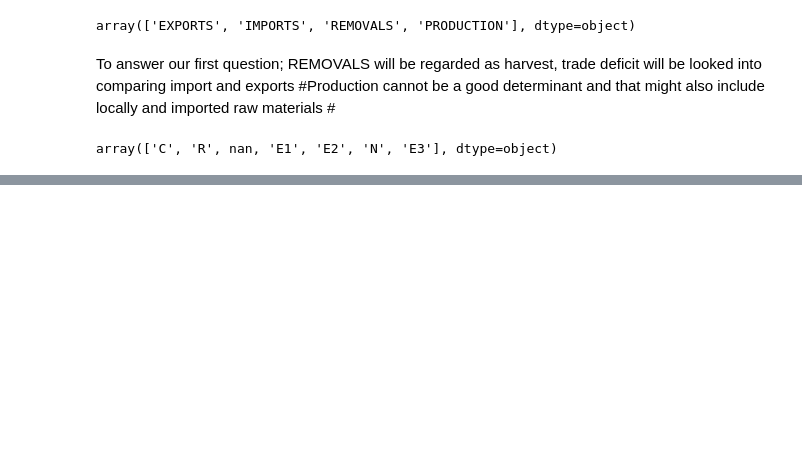
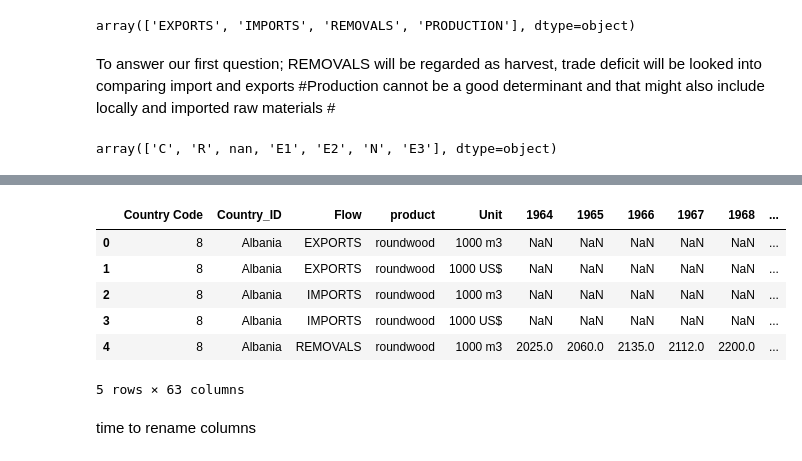
Before and after one commit to dubem12/mid_project, a Jupyter notebook: notebooks/working_note.ipynb, the cells around one changed output, grey strips where cells are left out. Cells and saved outputs as stored; diff of their text form; code cells hidden in the pictures; blank space fills up the shorter version.

```diff
--- a/notebooks/working_note.ipynb
+++ b/notebooks/working_note.ipynb
@@ -236,0 +386,16 @@ def new_column(char):
+# %%
+#drop D behind year column names but ignore country_id
+modify_columns = lambda x: 'Country_ID' if x == 'Country_ID' else x.replace('D', '')
+data_new.columns = data_new.columns.map(modify_columns)
+# %%
+data_new.head()
+# %% [output]
+|  | Country Code | Country_ID | Flow | product | Unit | 1964 | 1965 | 1966 | 1967 | 1968 | ... |
+| 0 | 8 | Albania | EXPORTS | roundwood | 1000 m3 | NaN | NaN | NaN | NaN | NaN | ... |
+| 1 | 8 | Albania | EXPORTS | roundwood | 1000 US$ | NaN | NaN | NaN | NaN | NaN | ... |
+| 2 | 8 | Albania | IMPORTS | roundwood | 1000 m3 | NaN | NaN | NaN | NaN | NaN | ... |
+| 3 | 8 | Albania | IMPORTS | roundwood | 1000 US$ | NaN | NaN | NaN | NaN | NaN | ... |
+| 4 | 8 | Albania | REMOVALS | roundwood | 1000 m3 | 2025.0 | 2060.0 | 2135.0 | 2112.0 | 2200.0 | ... |
+5 rows × 63 columns
+# %% [markdown]
+time to rename columns
```
Also changed, not shown: parts of 62 cells of this notebook.
